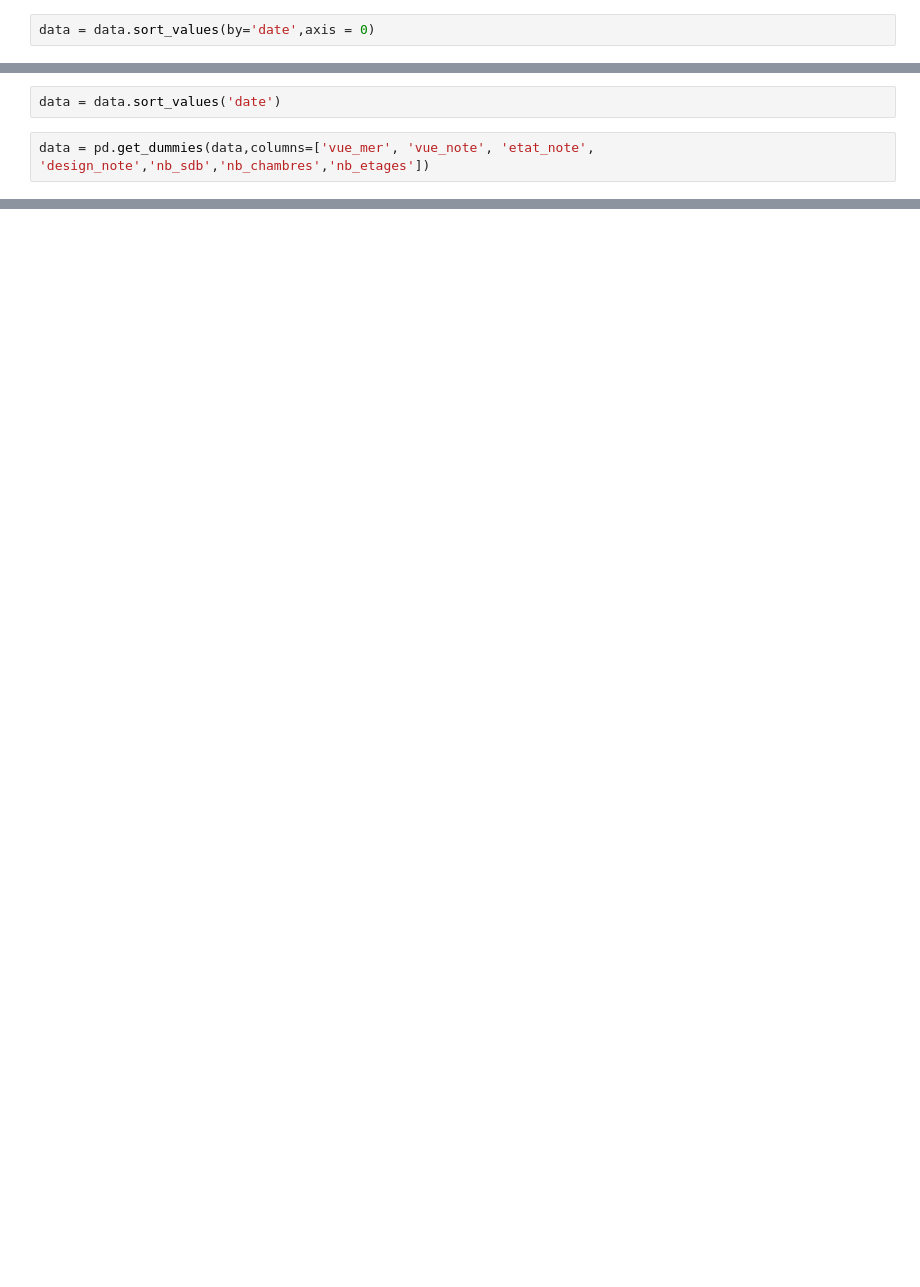
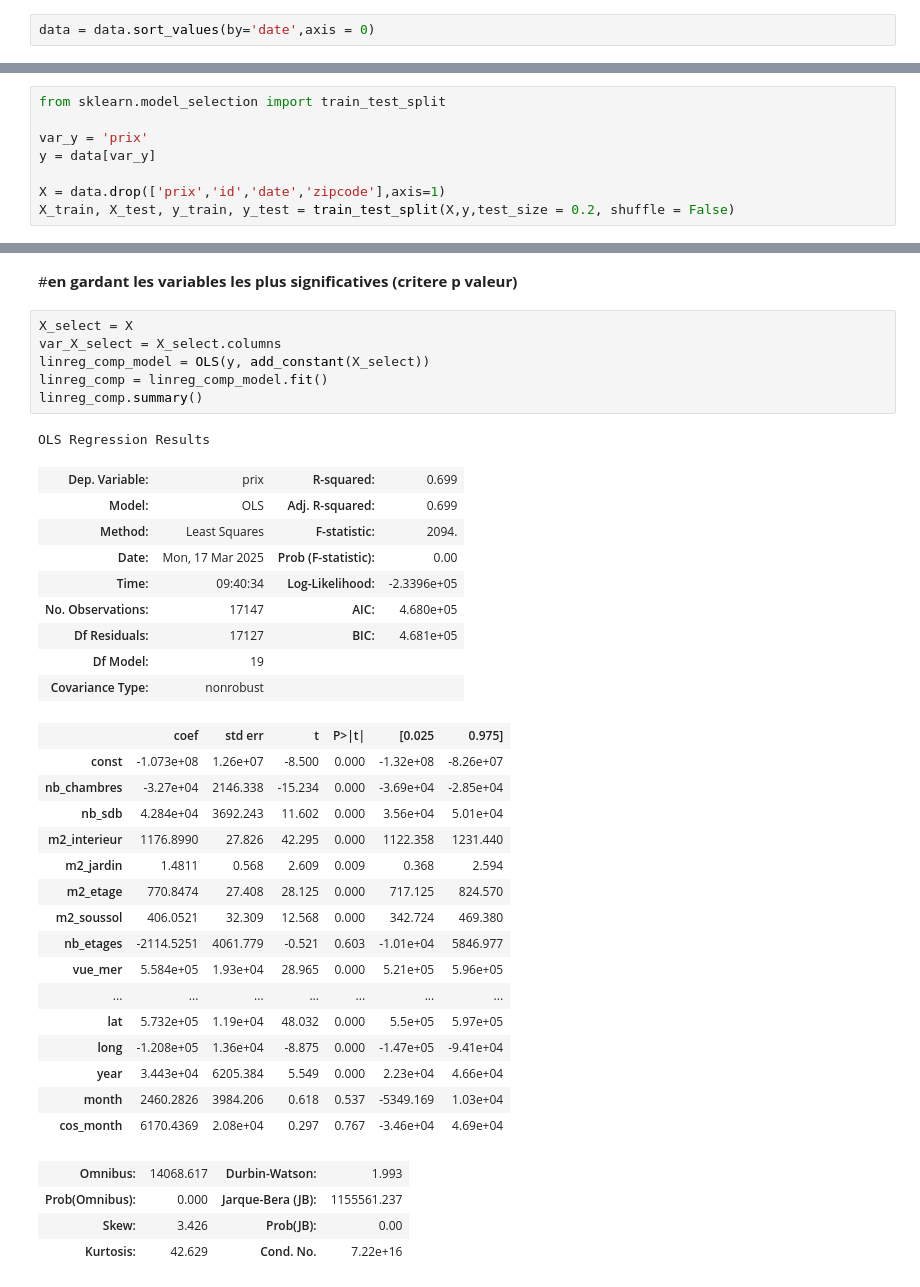
Before and after one commit to flarab29/PRAMA2025, a Jupyter notebook: etude_prama.ipynb, the cells around one changed output, grey strips where cells are left out. Saved outputs shown, nothing was run; the diff lists cells and outputs as text; blank space fills up the shorter version.

```diff
--- a/etude_prama.ipynb
+++ b/etude_prama.ipynb
@@ -728,4 +228,0 @@ en prenant toutes les colonnes
-# %%
-data = data.sort_values('date')
-# %%
-data = pd.get_dummies(data,columns=['vue_mer', 'vue_note', 'etat_note', 'design_note','nb_sdb','nb_chambres','nb_etages'])
@@ -784,0 +229,8 @@ MAPE: 42.98%
+# %%
+from sklearn.model_selection import train_test_split
+
+var_y = 'prix'
+y = data[var_y]
+
+X = data.drop(['prix','id','date','zipcode'],axis=1)
+X_train, X_test, y_train, y_test = train_test_split(X,y,test_size = 0.2, shuffle = False)
@@ -784,0 +245,39 @@ MAPE: 42.98%
+# %% [markdown]
+#**en gardant les variables les plus significatives (critere p valeur)**
+# %%
+X_select = X
+var_X_select = X_select.columns
+linreg_comp_model = OLS(y, add_constant(X_select))
+linreg_comp = linreg_comp_model.fit()
+linreg_comp.summary()
+# %% [output]
+OLS Regression Results
+| Dep. Variable: | prix | R-squared: | 0.699 |
+| Model: | OLS | Adj. R-squared: | 0.699 |
+| Method: | Least Squares | F-statistic: | 2094. |
+| Date: | Mon, 17 Mar 2025 | Prob (F-statistic): | 0.00 |
+| Time: | 09:40:34 | Log-Likelihood: | -2.3396e+05 |
+| No. Observations: | 17147 | AIC: | 4.680e+05 |
+| Df Residuals: | 17127 | BIC: | 4.681e+05 |
+| Df Model: | 19 |  |  |
+| Covariance Type: | nonrobust |  |  |
+|  | coef | std err | t | P>|t| | [0.025 | 0.975] |
+| const | -1.073e+08 | 1.26e+07 | -8.500 | 0.000 | -1.32e+08 | -8.26e+07 |
+| nb_chambres | -3.27e+04 | 2146.338 | -15.234 | 0.000 | -3.69e+04 | -2.85e+04 |
+| nb_sdb | 4.284e+04 | 3692.243 | 11.602 | 0.000 | 3.56e+04 | 5.01e+04 |
+| m2_interieur | 1176.8990 | 27.826 | 42.295 | 0.000 | 1122.358 | 1231.440 |
+| m2_jardin | 1.4811 | 0.568 | 2.609 | 0.009 | 0.368 | 2.594 |
+| m2_etage | 770.8474 | 27.408 | 28.125 | 0.000 | 717.125 | 824.570 |
+| m2_soussol | 406.0521 | 32.309 | 12.568 | 0.000 | 342.724 | 469.380 |
+| nb_etages | -2114.5251 | 4061.779 | -0.521 | 0.603 | -1.01e+04 | 5846.977 |
+| vue_mer | 5.584e+05 | 1.93e+04 | 28.965 | 0.000 | 5.21e+05 | 5.96e+05 |
+| ... | ... | ... | ... | ... | ... | ... |
+| lat | 5.732e+05 | 1.19e+04 | 48.032 | 0.000 | 5.5e+05 | 5.97e+05 |
+| long | -1.208e+05 | 1.36e+04 | -8.875 | 0.000 | -1.47e+05 | -9.41e+04 |
+| year | 3.443e+04 | 6205.384 | 5.549 | 0.000 | 2.23e+04 | 4.66e+04 |
+| month | 2460.2826 | 3984.206 | 0.618 | 0.537 | -5349.169 | 1.03e+04 |
+| cos_month | 6170.4369 | 2.08e+04 | 0.297 | 0.767 | -3.46e+04 | 4.69e+04 |
+| Omnibus: | 14068.617 | Durbin-Watson: | 1.993 |
+| Prob(Omnibus): | 0.000 | Jarque-Bera (JB): | 1155561.237 |
+| Skew: | 3.426 | Prob(JB): | 0.00 |
+| Kurtosis: | 42.629 | Cond. No. | 7.22e+16 |
```
Also changed, not shown: parts of 75 cells of this notebook, 3 other files.
